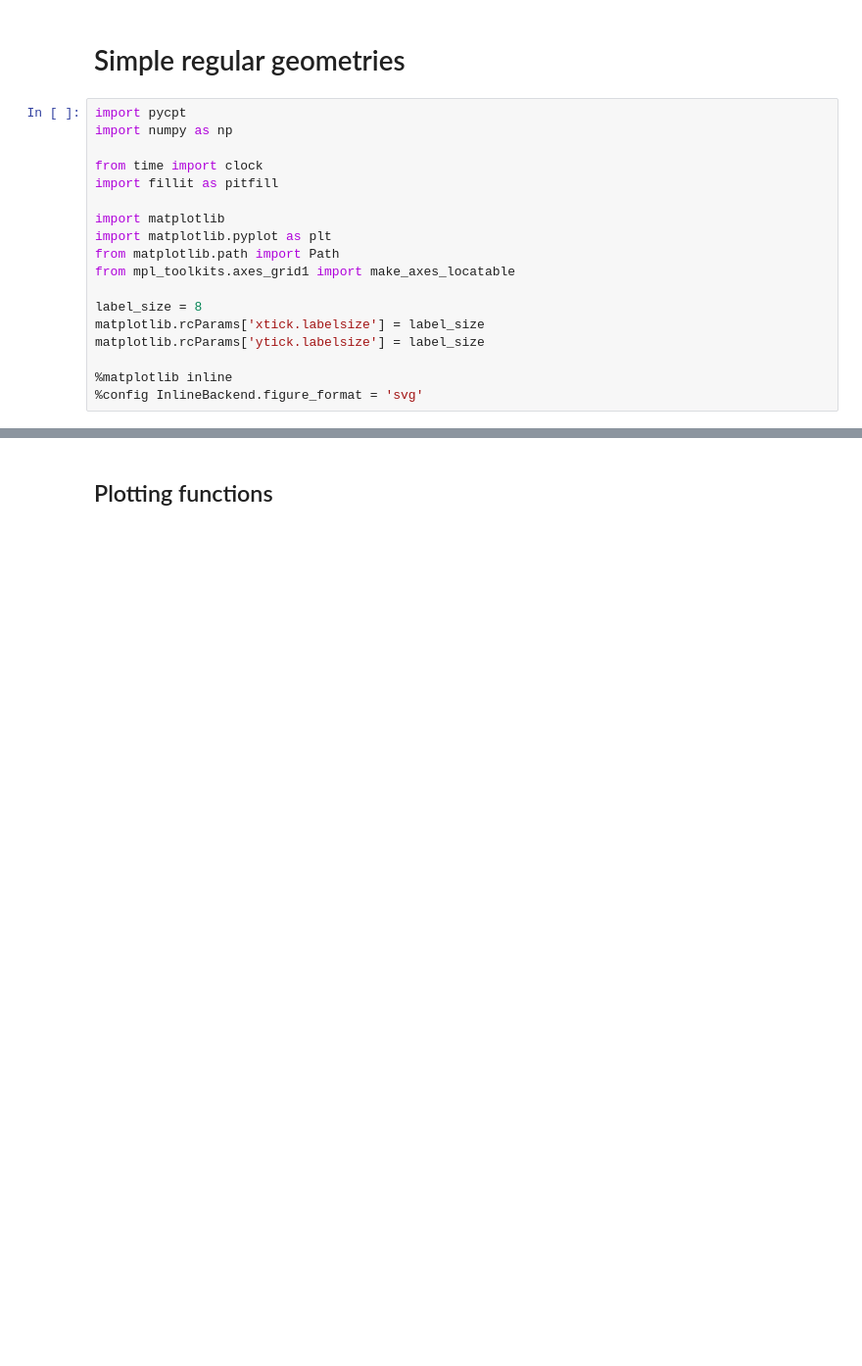
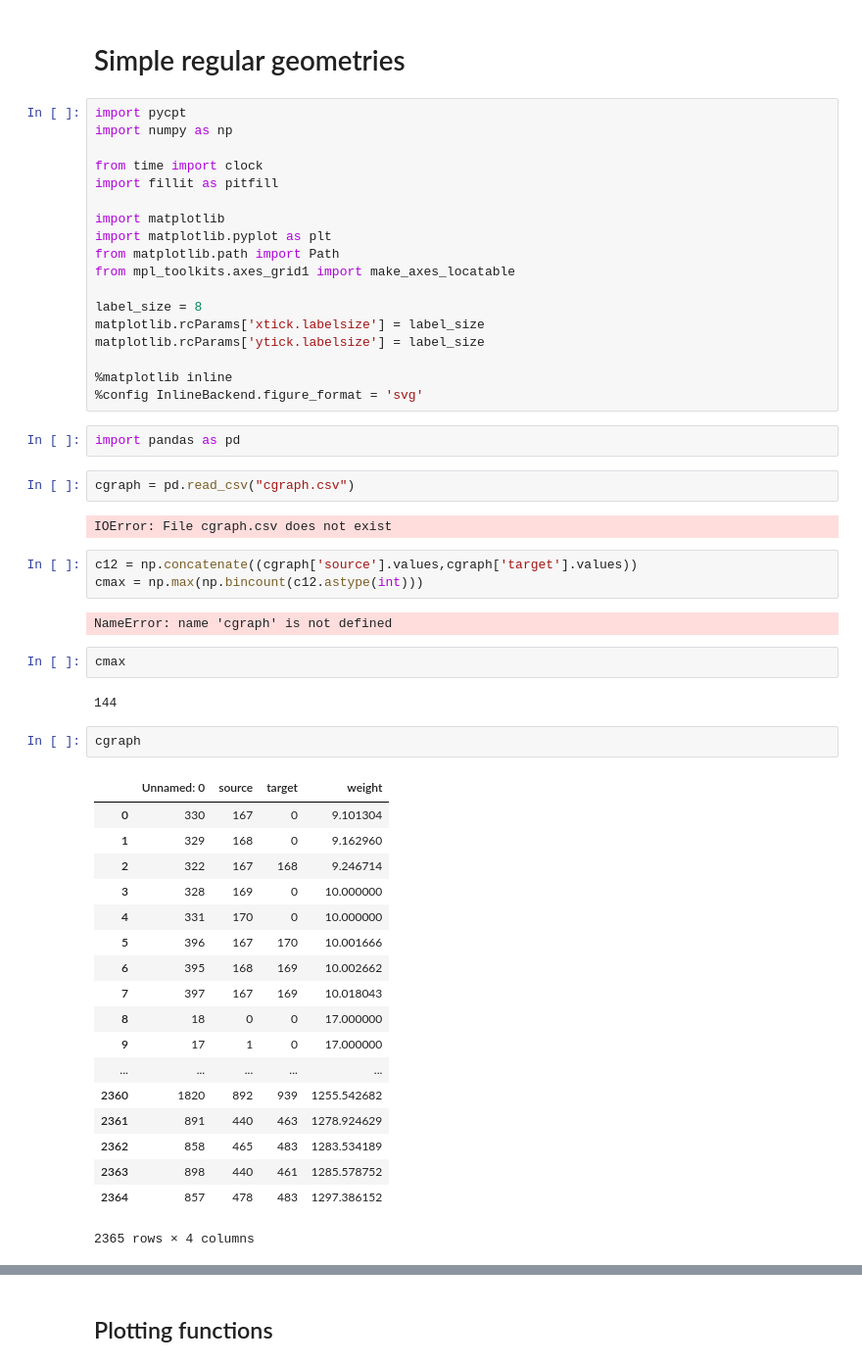
Before and after one commit to Geodels/fillit, a Jupyter notebook: fillit/Notebooks/0- TestingRegular.ipynb, the cells around one changed output, grey strips where cells are left out. Shown: that part at 98% size. Drawn from its saved outputs; the diff is of its cells as text; blank space fills up the shorter version.

```diff
--- a/fillit/Notebooks/0- TestingRegular.ipynb
+++ b/fillit/Notebooks/0- TestingRegular.ipynb
@@ -18,3 +18,39 @@ matplotlib.rcParams['ytick.labelsize'] = label_size
 
 %matplotlib inline
 %config InlineBackend.figure_format = 'svg'
+# %%
+import pandas as pd
+# %%
+cgraph = pd.read_csv("cgraph.csv")
+# %% [output]
+IOError: File cgraph.csv does not exist
+# %%
+c12 = np.concatenate((cgraph['source'].values,cgraph['target'].values))
+cmax = np.max(np.bincount(c12.astype(int)))
+# %% [output]
+NameError: name 'cgraph' is not defined
+# %%
+cmax
+# %% [output]
+144
+# %%
+cgraph
+# %% [output]
+|  | Unnamed: 0 | source | target | weight |
+| 0 | 330 | 167 | 0 | 9.101304 |
+| 1 | 329 | 168 | 0 | 9.162960 |
+| 2 | 322 | 167 | 168 | 9.246714 |
+| 3 | 328 | 169 | 0 | 10.000000 |
+| 4 | 331 | 170 | 0 | 10.000000 |
+| 5 | 396 | 167 | 170 | 10.001666 |
+| 6 | 395 | 168 | 169 | 10.002662 |
+| 7 | 397 | 167 | 169 | 10.018043 |
+| 8 | 18 | 0 | 0 | 17.000000 |
+| 9 | 17 | 1 | 0 | 17.000000 |
+| ... | ... | ... | ... | ... |
+| 2360 | 1820 | 892 | 939 | 1255.542682 |
+| 2361 | 891 | 440 | 463 | 1278.924629 |
+| 2362 | 858 | 465 | 483 | 1283.534189 |
+| 2363 | 898 | 440 | 461 | 1285.578752 |
+| 2364 | 857 | 478 | 483 | 1297.386152 |
+2365 rows × 4 columns
```
Also changed, not shown: parts of 9 cells of this notebook, 1 other file.
